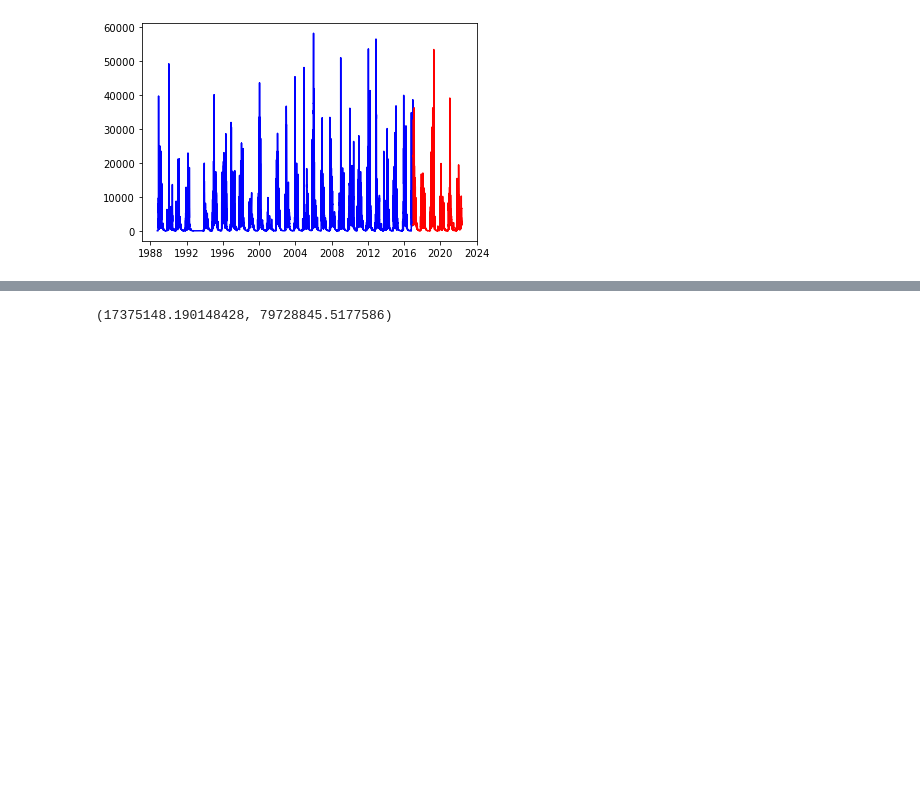
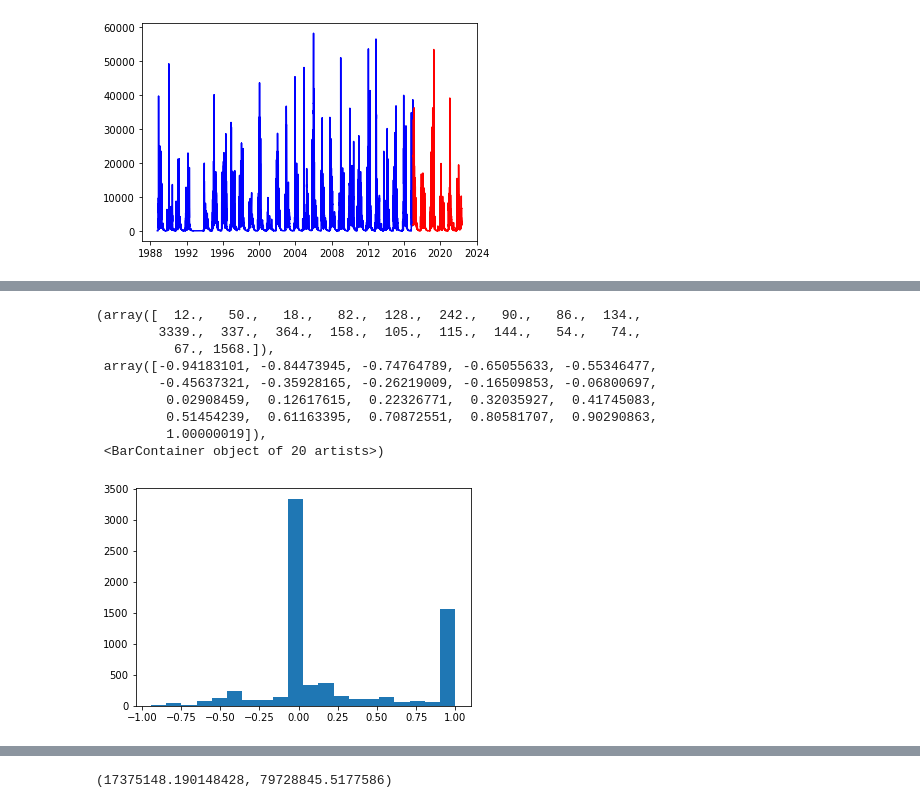
Before and after one commit to mariannecowherd/snow_fires, a Jupyter notebook: scripts/seasonal_snow_zone.ipynb, the cells around one changed output, grey strips where cells are left out. Cells and saved outputs as stored; diff of their text form; code cells hidden in the pictures; blank space fills up the shorter version.

```diff
--- a/scripts/seasonal_snow_zone.ipynb
+++ b/scripts/seasonal_snow_zone.ipynb
@@ -384,0 +423,17 @@ FileNotFoundError: [Errno 2] No such file or directory: 'burn_snow_histor_2.pick
+# %%
+## excess snow burned
+for i in bhd.burned_snow_xs:
+    for j in i:
+        tmp.append(j)
+plt.hist(tmp,bins = 20)
+# %% [output]
+(array([  12.,   50.,   18.,   82.,  128.,  242.,   90.,   86.,  134.,
+        3339.,  337.,  364.,  158.,  105.,  115.,  144.,   54.,   74.,
+          67., 1568.]),
+ array([-0.94183101, -0.84473945, -0.74764789, -0.65055633, -0.55346477,
+        -0.45637321, -0.35928165, -0.26219009, -0.16509853, -0.06800697,
+         0.02908459,  0.12617615,  0.22326771,  0.32035927,  0.41745083,
+         0.51454239,  0.61163395,  0.70872551,  0.80581707,  0.90290863,
+         1.00000019]),
+ <BarContainer object of 20 artists>)
+[figure, added]
```
Also changed, not shown: parts of 13 cells of this notebook, 3 other files.
